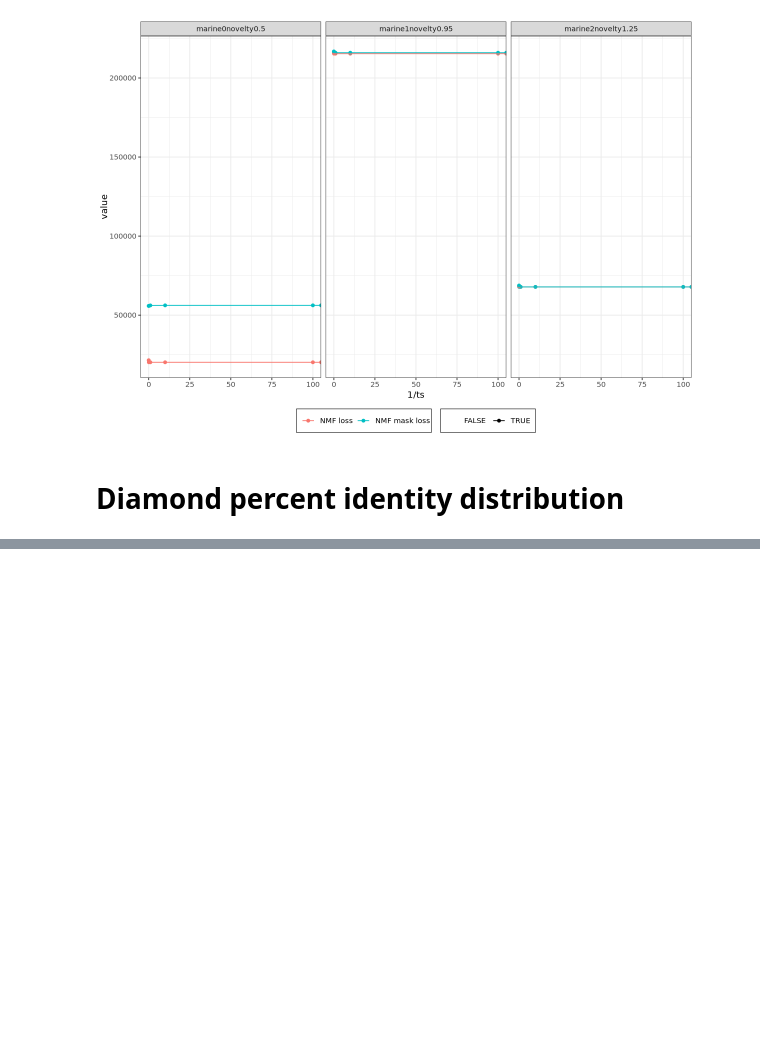
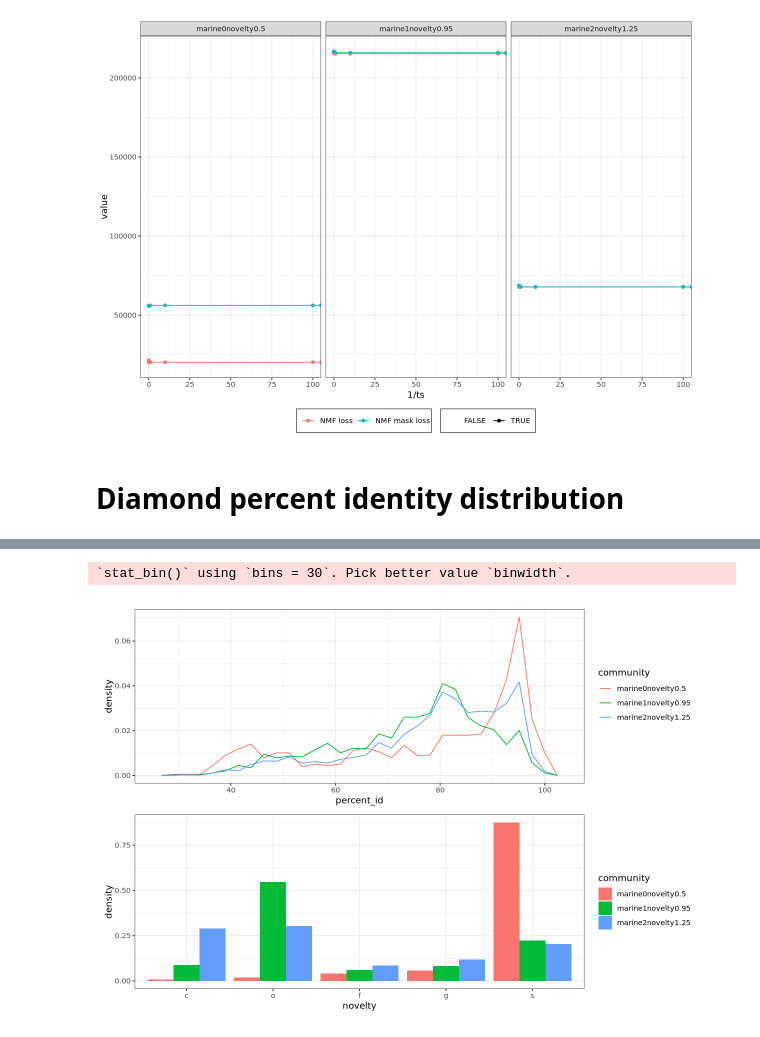
Before and after one commit to timbalam/singlem-benchmarking, a Jupyter notebook: experiments/tuning/plot.ipynb, the cells around one changed output, grey strips where cells are left out. Cells and saved outputs as stored; diff of their text form; code cells hidden in the pictures; blank space fills up the shorter version.

Commit message:
update bench 10 + 11 and visualise percent_identity distributions

```diff
--- a/experiments/tuning/plot.ipynb
+++ b/experiments/tuning/plot.ipynb
@@ -363,0 +347,17 @@ d2 = d1[, readit(community), by = d1]
+# %%
+pid_p <- ggplot(d2, aes(percent_id, after_stat(density), colour = community)) + geom_freqpoly()
+# %%
+truth_profiles = data.table(community=communities)
+truth_profiles2 = truth_profiles[, fread(paste('truths/',community,'.condensed',sep='')), by=community]
+truth_profiles2[, "sample" := NULL]
+# %%
+novelty <- function(x) factor(stringr::str_extract(x, "([dpcofgs])__[^;]+$", group = 1), c("d", "p", "c", "o", "f", "g", "s"))
+n <- truth_profiles2[, list(coverage = sum(coverage)), by=list(community, novelty(taxonomy))]
+n[, density := coverage / sum(coverage), by = list(community)]
+# %%
+n_p <- ggplot(n, aes(novelty, density, fill = community)) + geom_col(position = "dodge")
+# %%
+pid_p / n_p
+# %% [output]
+`stat_bin()` using `bins = 30`. Pick better value `binwidth`.
+[figure, added]
```
Also changed, not shown: parts of 6 cells of this notebook, 1 other file.
